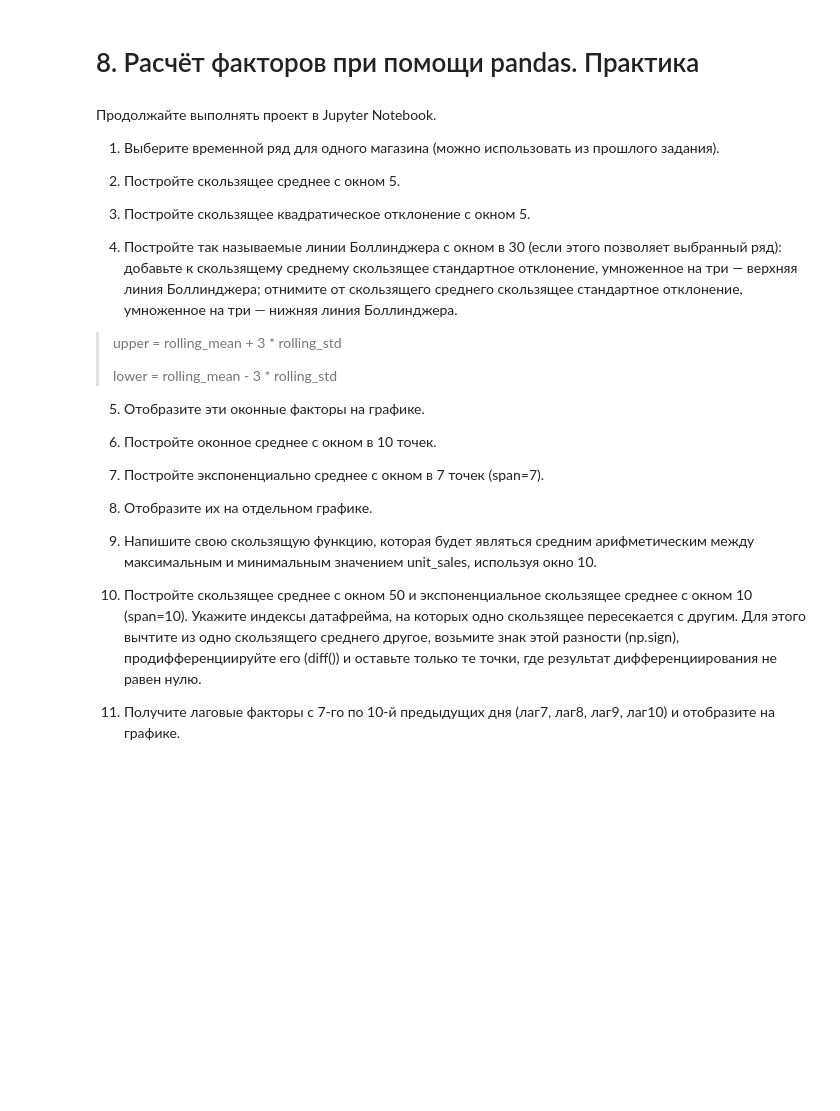
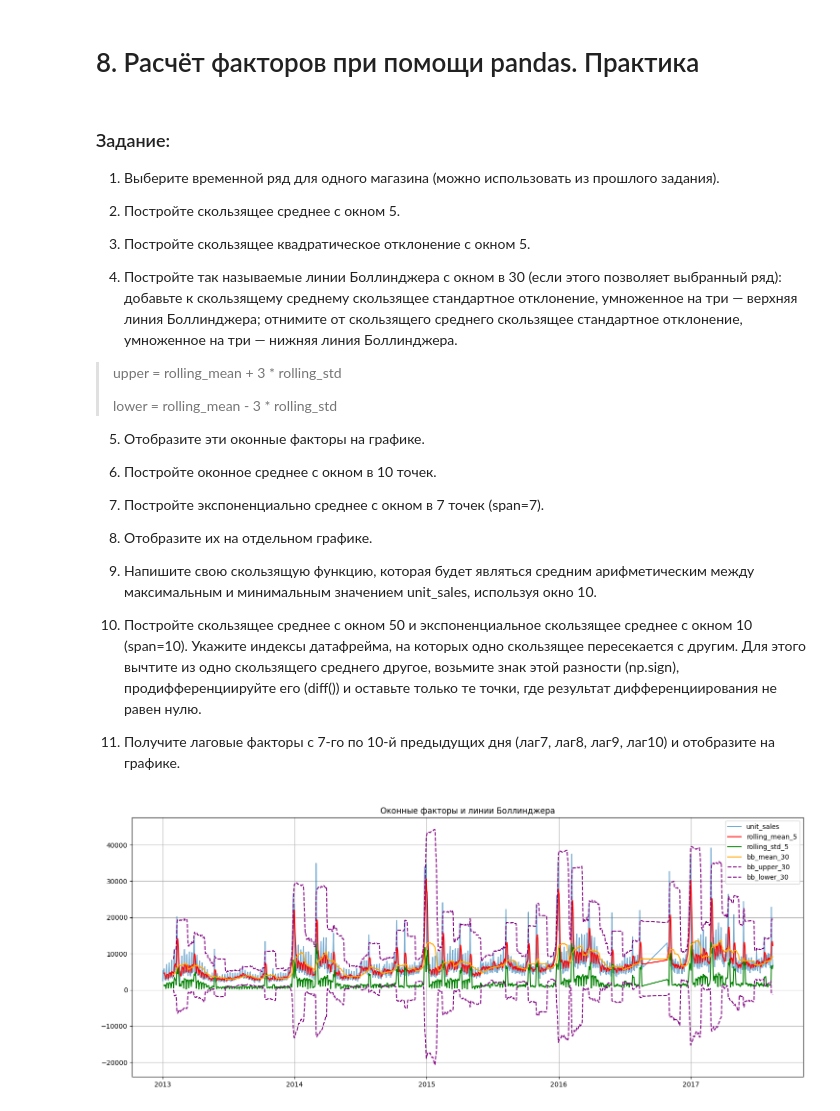
Before and after one commit to tgorbunov/sf_data_science, a Jupyter notebook: Skillfactory_ML/Additional Chapters on Python for Data Analysis/PDA2_Проект модуля HW-03_TGorbunov.ipynb, the cells around one changed output. Cells and saved outputs as stored; diff of their text form; code cells hidden in the pictures; blank space fills up the shorter version.

```diff
--- a/Skillfactory_ML/Additional Chapters on Python for Data Analysis/PDA2_Проект модуля HW-03_TGorbunov.ipynb
+++ b/Skillfactory_ML/Additional Chapters on Python for Data Analysis/PDA2_Проект модуля HW-03_TGorbunov.ipynb
@@ -201,7 +211,7 @@ Split 3: TRAIN size = 1611, TEST size = 7
 # %% [markdown]
 # 8. Расчёт факторов при помощи pandas. Практика
 # %% [markdown]
-Продолжайте выполнять проект в Jupyter Notebook.
+### Задание:
 
 1. Выберите временной ряд для одного магазина (можно использовать из прошлого задания).
 
@@ -230,0 +244,27 @@ Split 3: TRAIN size = 1611, TEST size = 7
+# %%
+# используем ряд продаж для магазина 25 из предыдущих шагов
+series = df['unit_sales'].copy()
+
+# 2-4. Скользящее среднее/стандартное отклонение (окно 5) и линии Боллинджера (окно 30)
+df['rolling_mean_5'] = series.rolling(window=5).mean()
+df['rolling_std_5'] = series.rolling(window=5).std()
+
+df['bb_mean_30'] = series.rolling(window=30).mean()
+df['bb_std_30'] = series.rolling(window=30).std()
+df['bb_upper_30'] = df['bb_mean_30'] + 3 * df['bb_std_30']
+df['bb_lower_30'] = df['bb_mean_30'] - 3 * df['bb_std_30']
+
+# 5. График оконных факторов и линий Боллинджера
+plt.figure(figsize=(18, 7))
+plt.plot(df.index, series, label='unit_sales', alpha=0.6)
+plt.plot(df.index, df['rolling_mean_5'], label='rolling_mean_5', color='red')
+plt.plot(df.index, df['rolling_std_5'], label='rolling_std_5', color='green')
+plt.plot(df.index, df['bb_mean_30'], label='bb_mean_30', color='orange')
+plt.plot(df.index, df['bb_upper_30'], label='bb_upper_30', color='purple', linestyle='--')
+plt.plot(df.index, df['bb_lower_30'], label='bb_lower_30', color='purple', linestyle='--')
+plt.title('Оконные факторы и линии Боллинджера')
+plt.legend()
+plt.grid(True)
+plt.show()
+# %% [output]
+[figure, added]
```
Also changed, not shown: parts of 24 cells of this notebook, 1 other file.
